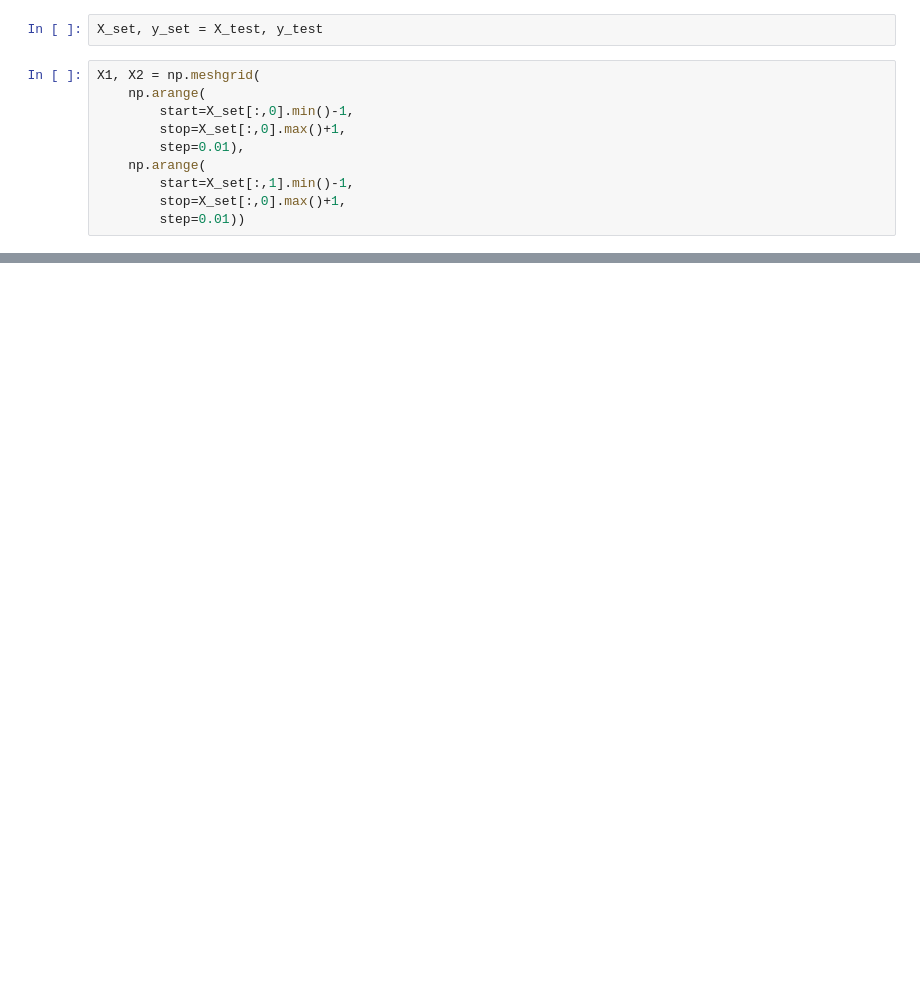
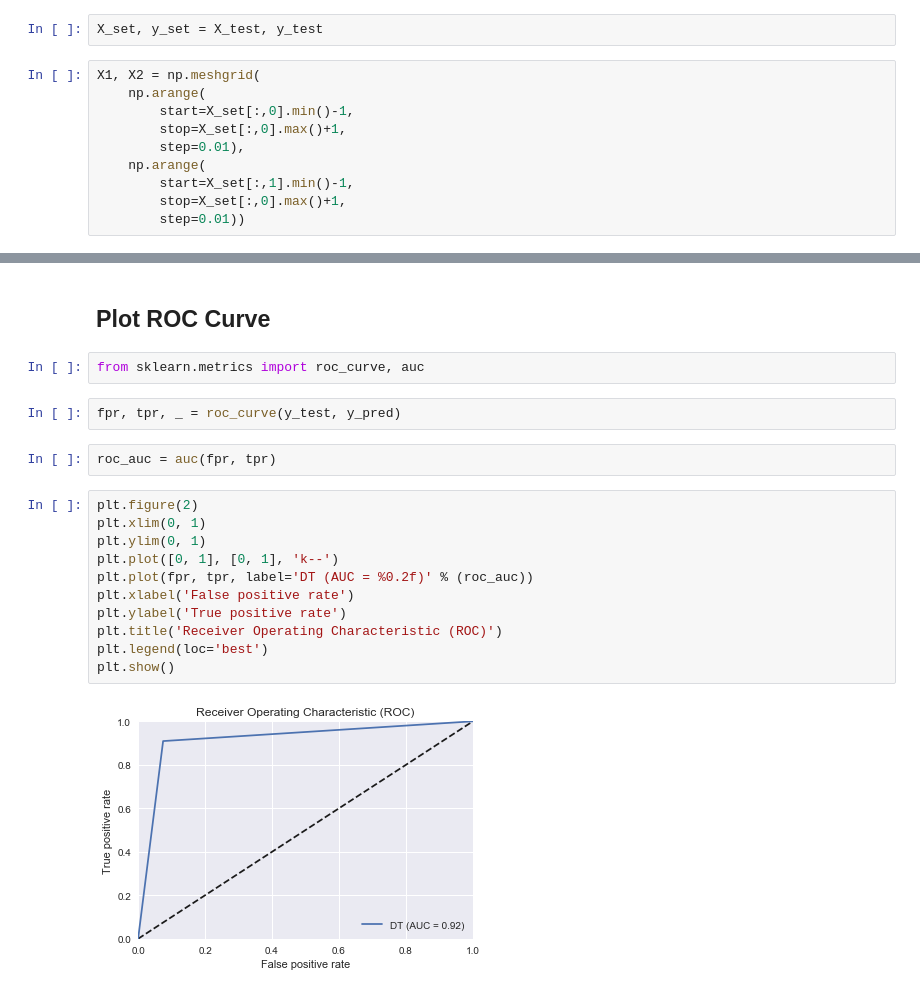
Before and after one commit to MosheSilverstein/Machine-Learning, a Jupyter notebook: Basics/Classification/K Nearest Neighbors/K-Nearest Neighbors.ipynb, the cells around one changed output, grey strips where cells are left out. Drawn from its saved outputs; the diff is of its cells as text; blank space fills up the shorter version.

```diff
--- a/Basics/Classification/K Nearest Neighbors/K-Nearest Neighbors.ipynb
+++ b/Basics/Classification/K Nearest Neighbors/K-Nearest Neighbors.ipynb
@@ -205,0 +210,21 @@ plt.grid(False)
+# %% [markdown]
+## Plot ROC Curve
+# %%
+from sklearn.metrics import roc_curve, auc
+# %%
+fpr, tpr, _ = roc_curve(y_test, y_pred)
+# %%
+roc_auc = auc(fpr, tpr)
+# %%
+plt.figure(2)
+plt.xlim(0, 1)
+plt.ylim(0, 1)
+plt.plot([0, 1], [0, 1], 'k--')
+plt.plot(fpr, tpr, label='DT (AUC = %0.2f)' % (roc_auc))
+plt.xlabel('False positive rate')
+plt.ylabel('True positive rate')
+plt.title('Receiver Operating Characteristic (ROC)')
+plt.legend(loc='best')
+plt.show()
+# %% [output]
+[figure, added]
```
Also changed, not shown: parts of 8 cells of this notebook, 11 other files.
